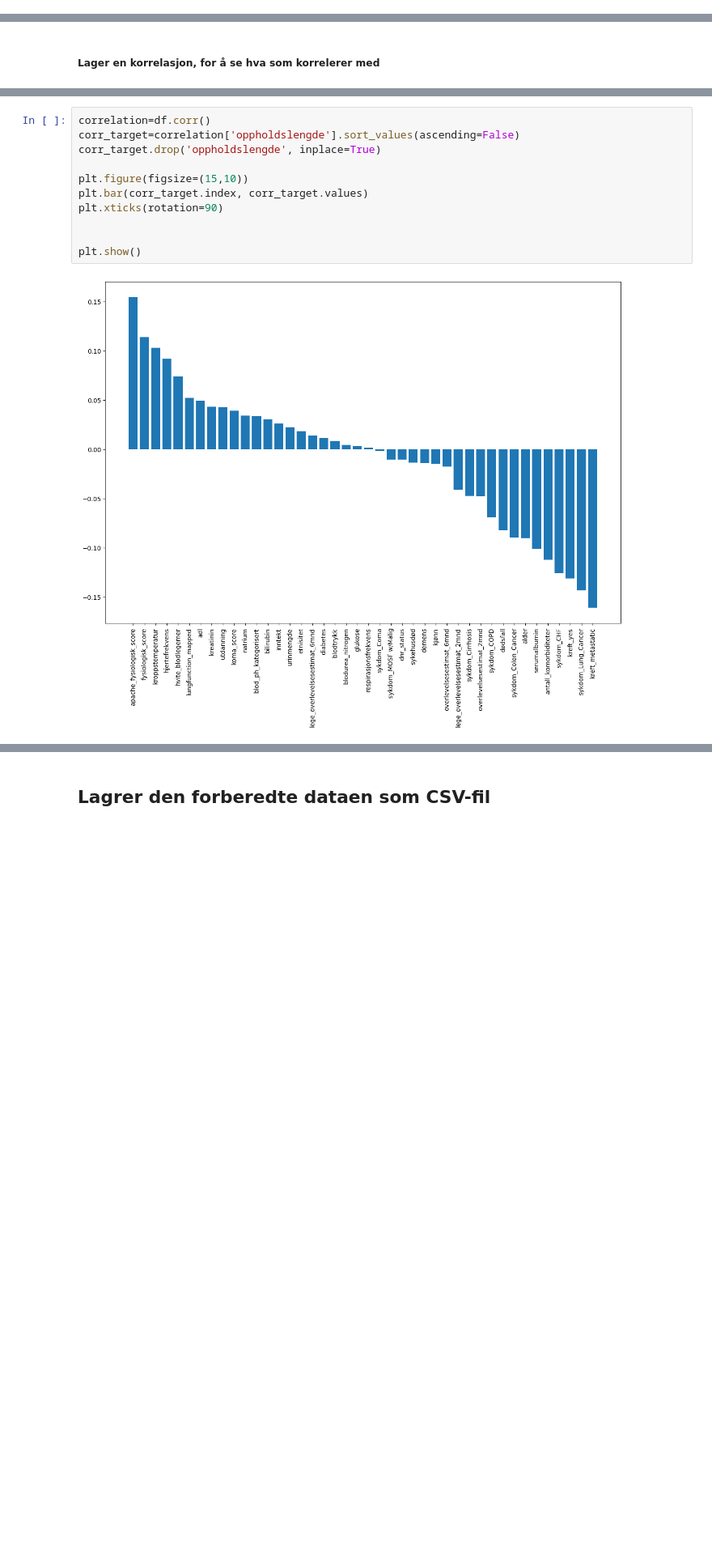
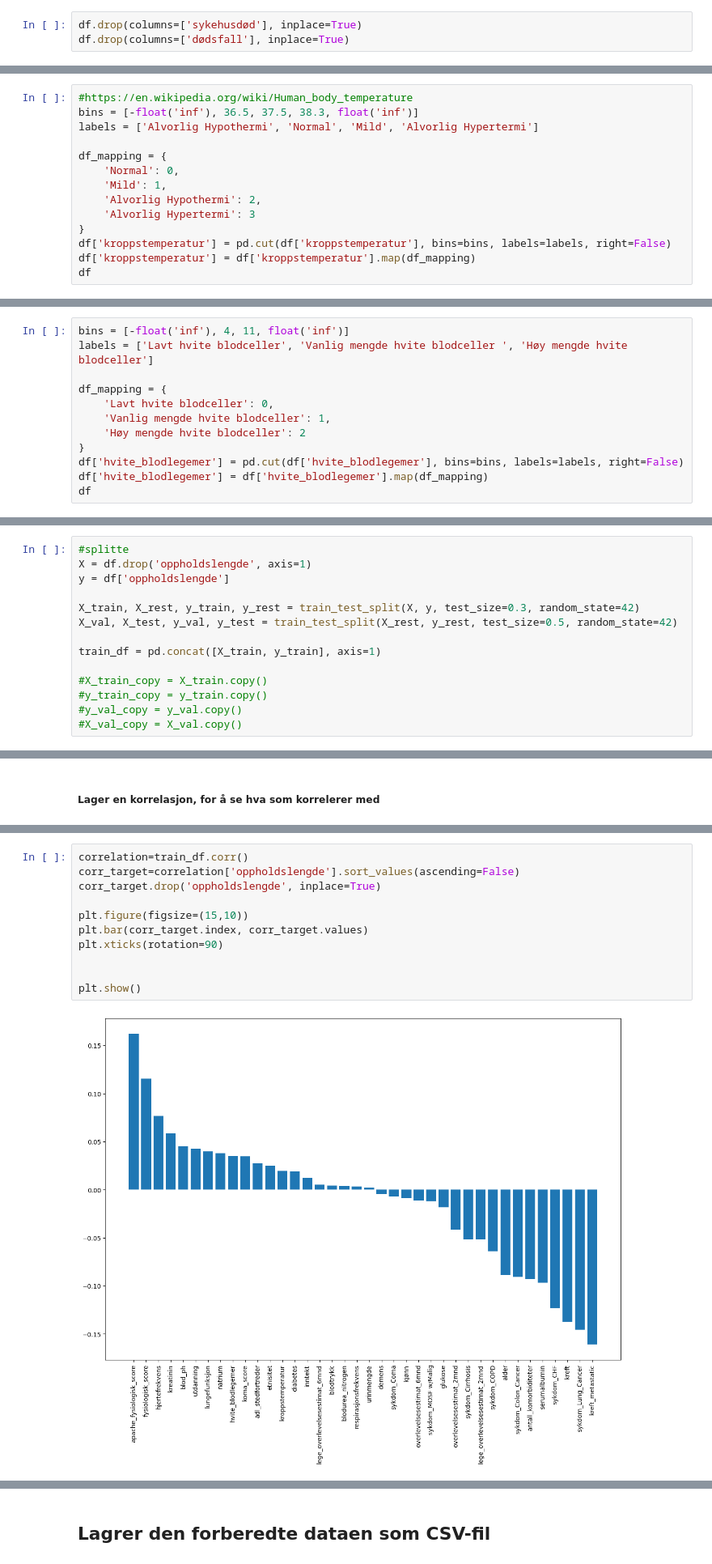
Before and after one commit to asfag4191/Predicted-hospital-stay, a Jupyter notebook: Preperation.ipynb, the cells around one changed output, grey strips where cells are left out. Shown at 81% size. Drawn from its saved outputs; the diff is of its cells as text; blank space fills up the shorter version.

```diff
--- a/Preperation.ipynb
+++ b/Preperation.ipynb
@@ -274,0 +395,3 @@ print(salary_nan_count)
+# %%
+df.drop(columns=['sykehusdød'], inplace=True)
+df.drop(columns=['dødsfall'], inplace=True)
@@ -274,0 +418,14 @@ print(salary_nan_count)
+# %%
+#https://en.wikipedia.org/wiki/Human_body_temperature
+bins = [-float('inf'), 36.5, 37.5, 38.3, float('inf')]
+labels = ['Alvorlig Hypothermi', 'Normal', 'Mild', 'Alvorlig Hypertermi']
+
+df_mapping = {
+    'Normal': 0,
+    'Mild': 1,
+    'Alvorlig Hypothermi': 2,
+    'Alvorlig Hypertermi': 3
+}
+df['kroppstemperatur'] = pd.cut(df['kroppstemperatur'], bins=bins, labels=labels, right=False)
+df['kroppstemperatur'] = df['kroppstemperatur'].map(df_mapping)
+df
@@ -274,0 +447,12 @@ print(salary_nan_count)
+# %%
+bins = [-float('inf'), 4, 11, float('inf')]
+labels = ['Lavt hvite blodceller', 'Vanlig mengde hvite blodceller ', 'Høy mengde hvite blodceller']
+
+df_mapping = {
+    'Lavt hvite blodceller': 0,
+    'Vanlig mengde hvite blodceller': 1,
+    'Høy mengde hvite blodceller': 2
+}
+df['hvite_blodlegemer'] = pd.cut(df['hvite_blodlegemer'], bins=bins, labels=labels, right=False)
+df['hvite_blodlegemer'] = df['hvite_blodlegemer'].map(df_mapping)
+df
@@ -327,2 +542,16 @@ X_test, y_test = split_X_y(test_df)
 # %% [markdown]
 ## Visualisering
+# %%
+#splitte
+X = df.drop('oppholdslengde', axis=1)
+y = df['oppholdslengde']
+
+X_train, X_rest, y_train, y_rest = train_test_split(X, y, test_size=0.3, random_state=42)
+X_val, X_test, y_val, y_test = train_test_split(X_rest, y_rest, test_size=0.5, random_state=42)
+
+train_df = pd.concat([X_train, y_train], axis=1)
+
+#X_train_copy = X_train.copy()
+#y_train_copy = y_train.copy()
+#y_val_copy = y_val.copy()
+#X_val_copy = X_val.copy()
@@ -423,13 +696,13 @@ for col in train_df.columns:
 # %%
-correlation=df.corr()
+correlation=train_df.corr()
 corr_target=correlation['oppholdslengde'].sort_values(ascending=False)
 corr_target.drop('oppholdslengde', inplace=True)
 
 plt.figure(figsize=(15,10))
 plt.bar(corr_target.index, corr_target.values)
 plt.xticks(rotation=90)
 
 
 plt.show()
 # %% [output]
-[figure, old version]
+[figure, new version]
```
Also changed, not shown: parts of 72 cells of this notebook, 2 other files.
